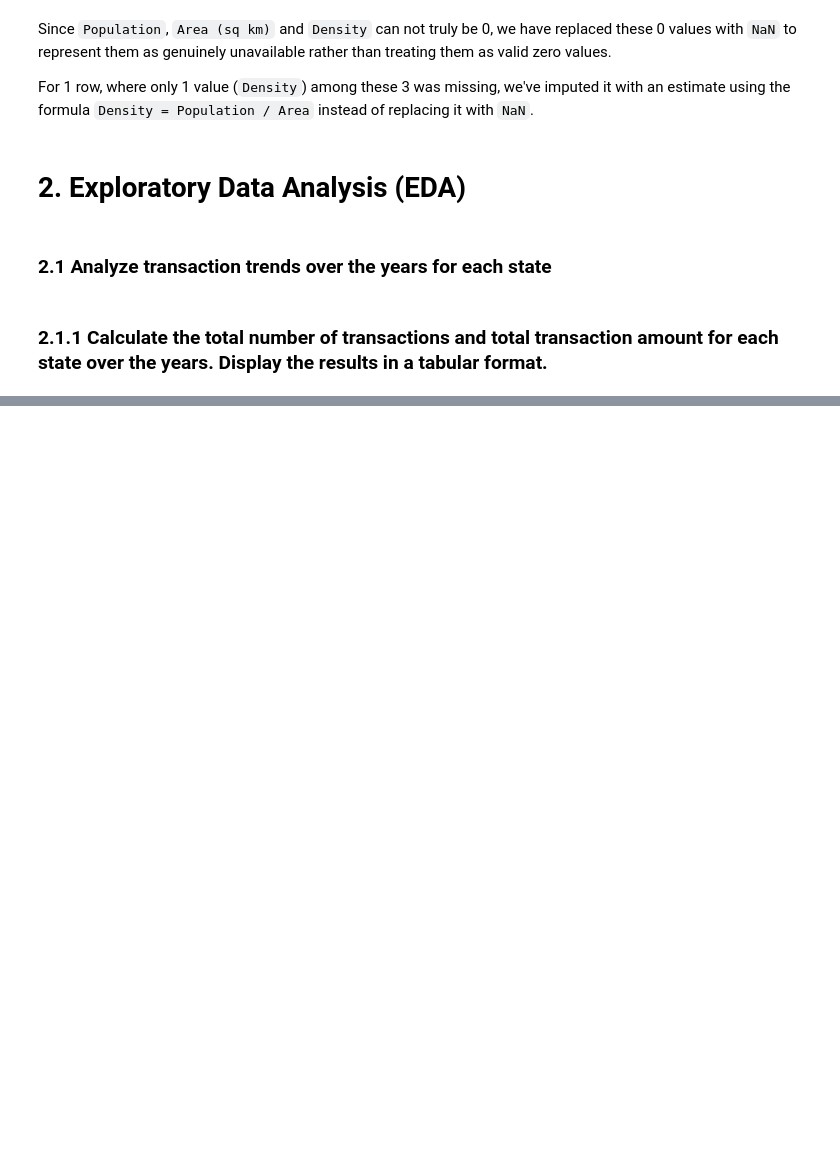
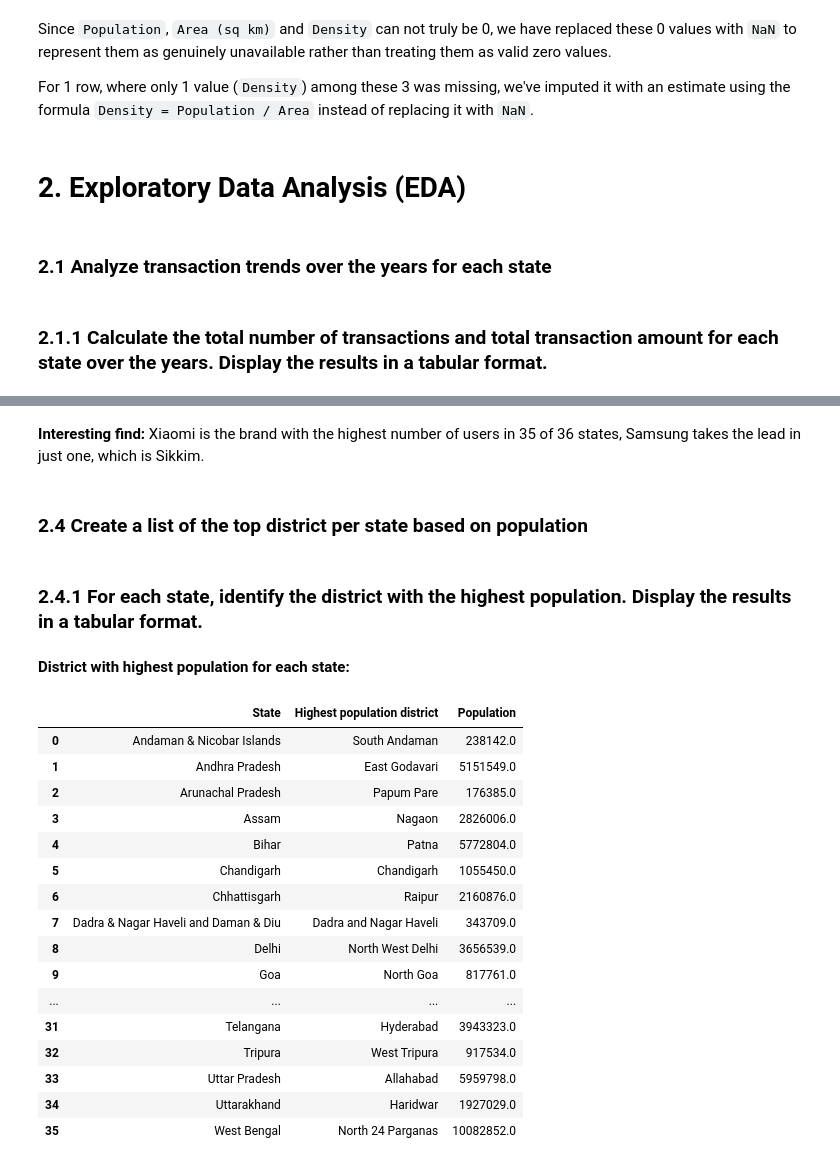
Before and after one commit to chetanchandel31/da_phone_pe, a Jupyter notebook: notebooks/01_phone_pe_analysis.ipynb, the cells around one changed output, grey strips where cells are left out. Drawn from its saved outputs; the diff is of its cells as text; code cells hidden in the pictures; blank space fills up the shorter version.

```diff
--- a/notebooks/01_phone_pe_analysis.ipynb
+++ b/notebooks/01_phone_pe_analysis.ipynb
@@ -612,0 +772,40 @@ For 1 row, where only 1 value (`Density`) among these 3 was missing, we've imput
+# %% [markdown]
+**Interesting find:** Xiaomi is the brand with the highest number of users in 35 of 36 states, Samsung takes the lead in just one, which is Sikkim.
+# %% [markdown]
+### **2.4 Create a list of the top district per state based on population**
+# %% [markdown]
+### 2.4.1 For each state, identify the district with the highest population. Display the results in a tabular format.
+# %%
+df = dfs["district_demographics"]
+
+df_district_highest_population = (
+    df.groupby("State")
+    .apply(lambda x: x.loc[x["Population"].idxmax(), ["District", "Population"]])
+    .reset_index()
+)
+
+df_district_highest_population = df_district_highest_population.rename(
+    columns={"District": "Highest population district"}
+)
+
+display(Markdown("**District with highest population for each state:**"))
+display(df_district_highest_population)
+# %% [output]
+**District with highest population for each state:**
+|  | State | Highest population district | Population |
+| 0 | Andaman & Nicobar Islands | South Andaman | 238142.0 |
+| 1 | Andhra Pradesh | East Godavari | 5151549.0 |
+| 2 | Arunachal Pradesh | Papum Pare | 176385.0 |
+| 3 | Assam | Nagaon | 2826006.0 |
+| 4 | Bihar | Patna | 5772804.0 |
+| 5 | Chandigarh | Chandigarh | 1055450.0 |
+| 6 | Chhattisgarh | Raipur | 2160876.0 |
+| 7 | Dadra & Nagar Haveli and Daman & Diu | Dadra and Nagar Haveli | 343709.0 |
+| 8 | Delhi | North West Delhi | 3656539.0 |
+| 9 | Goa | North Goa | 817761.0 |
+| ... | ... | ... | ... |
+| 31 | Telangana | Hyderabad | 3943323.0 |
+| 32 | Tripura | West Tripura | 917534.0 |
+| 33 | Uttar Pradesh | Allahabad | 5959798.0 |
+| 34 | Uttarakhand | Haridwar | 1927029.0 |
+| 35 | West Bengal | North 24 Parganas | 10082852.0 |
```
Also changed, not shown: parts of 13 cells of this notebook.
